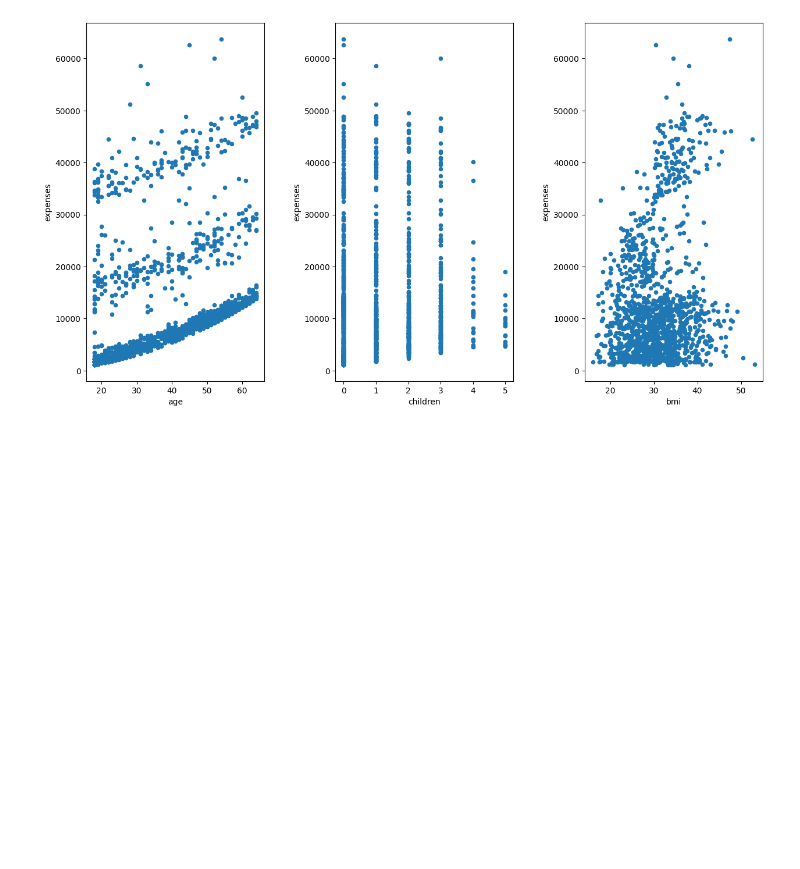
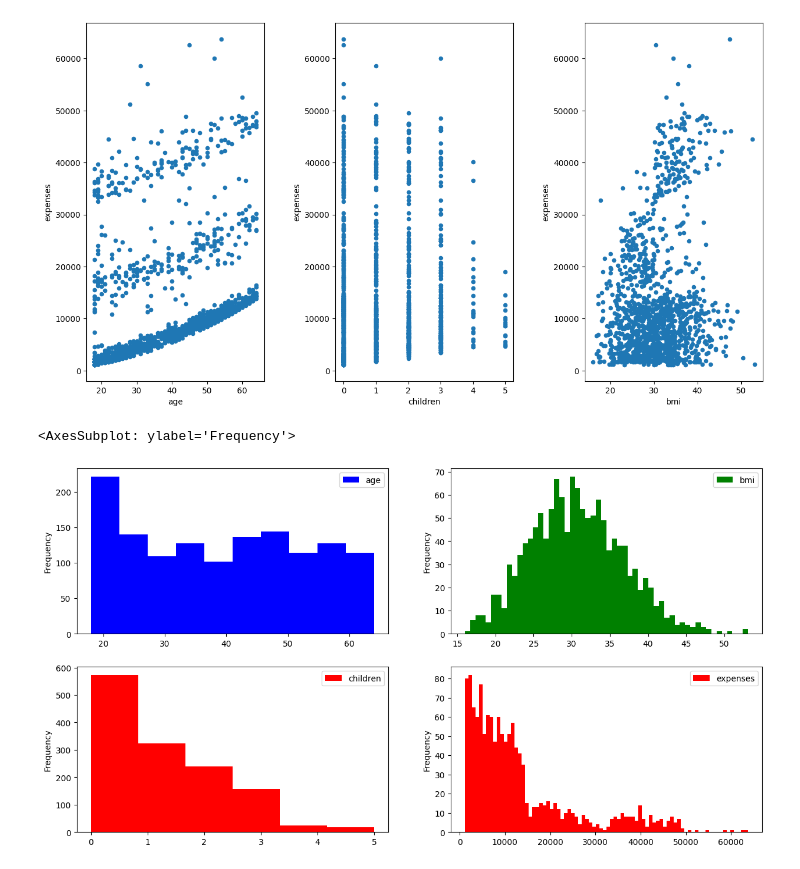
Before and after one commit to Prateek07-Kumar/Insurance-Prediction-Project, a Jupyter notebook: Notebook/EDA-Insurance-Dataset.ipynb, the cells around one changed output. Cells and saved outputs as stored; diff of their text form; code cells hidden in the pictures; blank space fills up the shorter version.

```diff
--- a/Notebook/EDA-Insurance-Dataset.ipynb
+++ b/Notebook/EDA-Insurance-Dataset.ipynb
@@ -232,3 +232,15 @@ df.plot(kind='scatter', x='bmi', y='expenses', ax=axes[2])
 # %% [output]
 <AxesSubplot: xlabel='bmi', ylabel='expenses'>
 [figure]
+# %%
+# Plotting histogram for [age, bmi, children, expenses] columns
+
+fig, axes = plt.subplots(nrows=2, ncols = 2, figsize = (15,8))
+
+df.plot(kind='hist', y='age', ax=axes[0][0], color = 'blue')
+df.plot(kind='hist', y='bmi', ax=axes[0][1], color = 'green', bins = 54)
+df.plot(kind='hist', y='children', ax=axes[1][0], color = 'red', bins =6)
+df.plot(kind='hist', y='expenses', ax=axes[1][1], color = 'red', bins =80)
+# %% [output]
+<AxesSubplot: ylabel='Frequency'>
+[figure, added]
```
Also changed, not shown: parts of 5 cells of this notebook.
